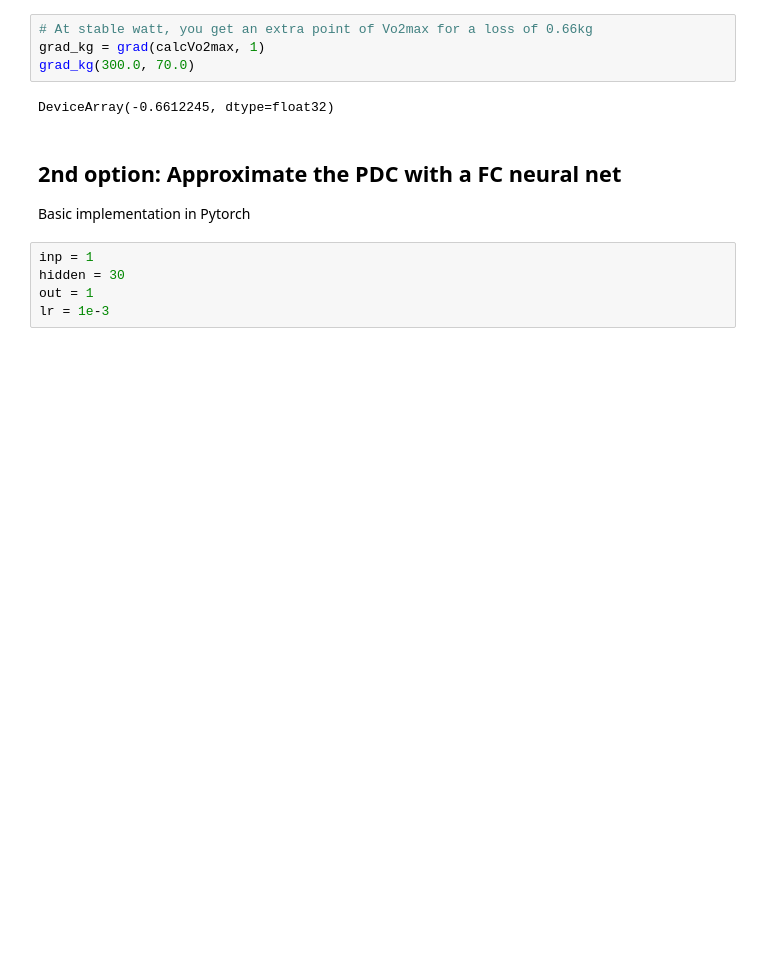
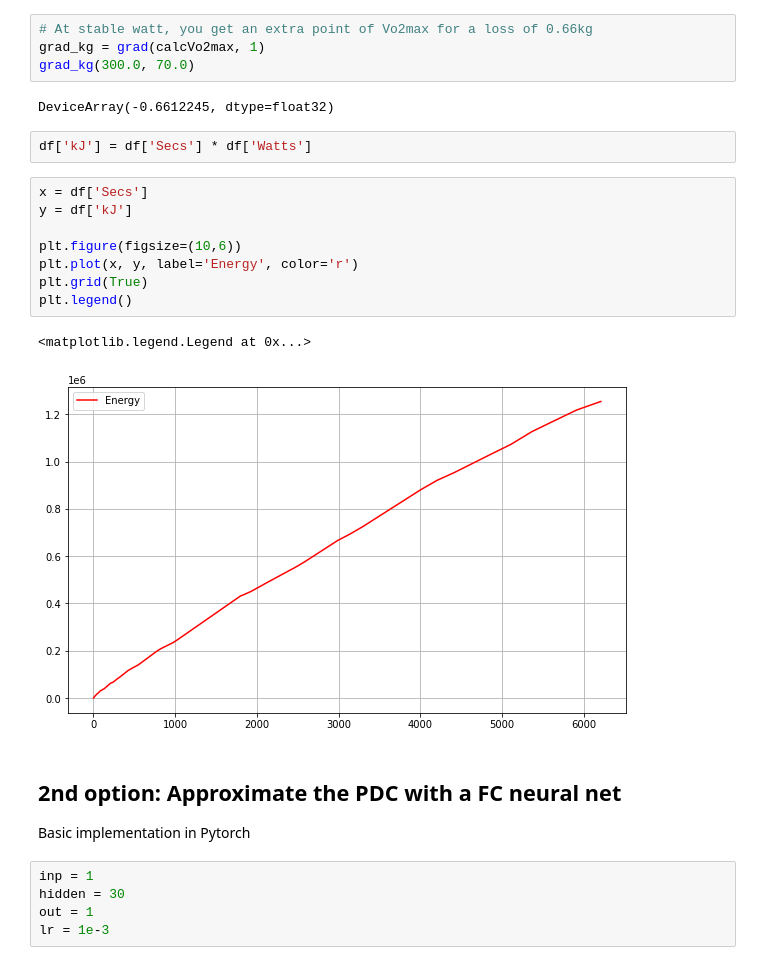
Before and after one commit to jpequegn/wkoAnalysis, a Jupyter notebook: notebooks/PDC Curve Fitting.ipynb, the cells around one changed output. Cells and saved outputs as stored; diff of their text form; blank space fills up the shorter version.

```diff
--- a/notebooks/PDC Curve Fitting.ipynb
+++ b/notebooks/PDC Curve Fitting.ipynb
@@ -214,6 +214,19 @@ grad_kg = grad(calcVo2max, 1)
 grad_kg(300.0, 70.0)
 # %% [output]
 DeviceArray(-0.6612245, dtype=float32)
+# %%
+df['kJ'] = df['Secs'] * df['Watts']
+# %%
+x = df['Secs']
+y = df['kJ']
+
+plt.figure(figsize=(10,6))
+plt.plot(x, y, label='Energy', color='r')
+plt.grid(True)
+plt.legend()
+# %% [output]
+<matplotlib.legend.Legend at 0x...>
+[figure, added]
 # %% [markdown]
 ## 2nd option: Approximate the PDC with a FC neural net
 
```
Also changed, not shown: parts of 12 cells of this notebook.
